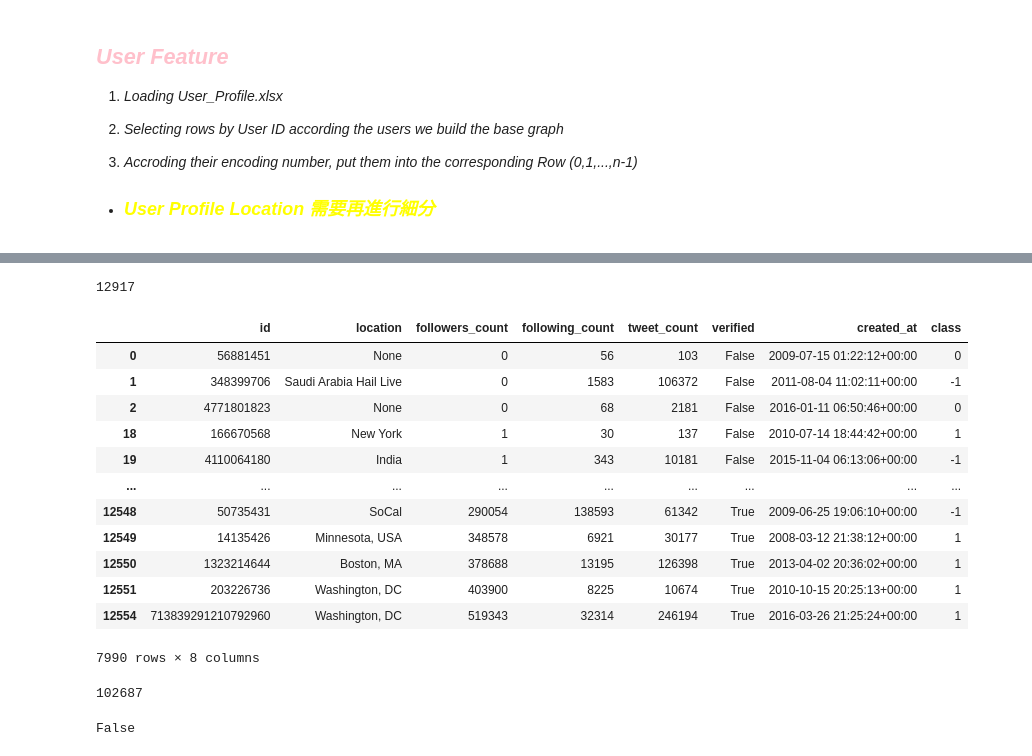
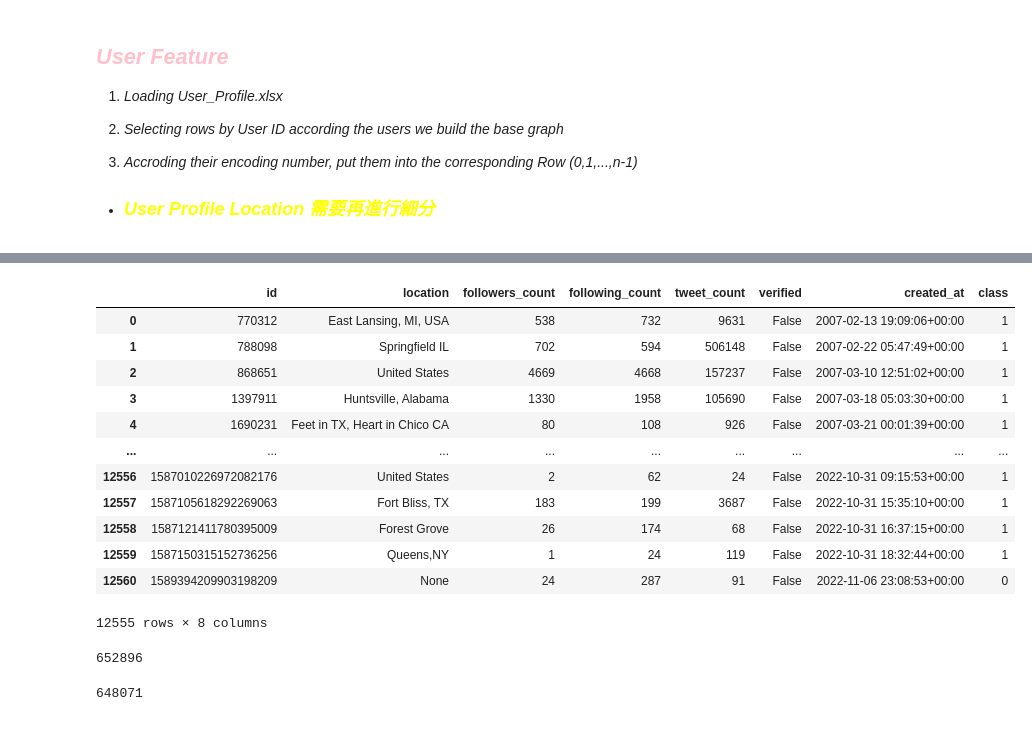
Before and after one commit to sean19981002/MyResearch, a Jupyter notebook: main.ipynb, the cells around one changed output, grey strips where cells are left out. Cells and saved outputs as stored; diff of their text form; code cells hidden in the pictures.

```diff
--- a/main.ipynb
+++ b/main.ipynb
@@ -596,29 +594,31 @@ x = [int(i) for i in follower_list.keys()]
-# %%
-len(x)
-# %% [output]
-12917
 # %%
-user_profile = user_profile[user_profile['id'].isin(retweeters)]
+user_profile = user_profile[user_profile['id'].isin(vertex)]
 user_profile
 # %% [output]
 |  | id | location | followers_count | following_count | tweet_count | verified | created_at | class |
-| 0 | 56881451 | None | 0 | 56 | 103 | False | 2009-07-15 01:22:12+00:00 | 0 |
-| 1 | 348399706 | Saudi Arabia Hail Live | 0 | 1583 | 106372 | False | 2011-08-04 11:02:11+00:00 | -1 |
-| 2 | 4771801823 | None | 0 | 68 | 2181 | False | 2016-01-11 06:50:46+00:00 | 0 |
-| 18 | 166670568 | New York | 1 | 30 | 137 | False | 2010-07-14 18:44:42+00:00 | 1 |
-| 19 | 4110064180 | India | 1 | 343 | 10181 | False | 2015-11-04 06:13:06+00:00 | -1 |
+| 0 | 770312 | East Lansing, MI, USA | 538 | 732 | 9631 | False | 2007-02-13 19:09:06+00:00 | 1 |
+| 1 | 788098 | Springfield IL | 702 | 594 | 506148 | False | 2007-02-22 05:47:49+00:00 | 1 |
+| 2 | 868651 | United States | 4669 | 4668 | 157237 | False | 2007-03-10 12:51:02+00:00 | 1 |
+| 3 | 1397911 | Huntsville, Alabama | 1330 | 1958 | 105690 | False | 2007-03-18 05:03:30+00:00 | 1 |
+| 4 | 1690231 | Feet in TX, Heart in Chico CA | 80 | 108 | 926 | False | 2007-03-21 00:01:39+00:00 | 1 |
 | ... | ... | ... | ... | ... | ... | ... | ... | ... |
-| 12548 | 50735431 | SoCal | 290054 | 138593 | 61342 | True | 2009-06-25 19:06:10+00:00 | -1 |
-| 12549 | 14135426 | Minnesota, USA | 348578 | 6921 | 30177 | True | 2008-03-12 21:38:12+00:00 | 1 |
-| 12550 | 1323214644 | Boston, MA | 378688 | 13195 | 126398 | True | 2013-04-02 20:36:02+00:00 | 1 |
-| 12551 | 203226736 | Washington, DC | 403900 | 8225 | 10674 | True | 2010-10-15 20:25:13+00:00 | 1 |
-| 12554 | 713839291210792960 | Washington, DC | 519343 | 32314 | 246194 | True | 2016-03-26 21:25:24+00:00 | 1 |
+| 12556 | 1587010226972082176 | United States | 2 | 62 | 24 | False | 2022-10-31 09:15:53+00:00 | 1 |
+| 12557 | 1587105618292269063 | Fort Bliss, TX | 183 | 199 | 3687 | False | 2022-10-31 15:35:10+00:00 | 1 |
+| 12558 | 1587121411780395009 | Forest Grove | 26 | 174 | 68 | False | 2022-10-31 16:37:15+00:00 | 1 |
+| 12559 | 1587150315152736256 | Queens,NY | 1 | 24 | 119 | False | 2022-10-31 18:32:44+00:00 | 1 |
+| 12560 | 1589394209903198209 | None | 24 | 287 | 91 | False | 2022-11-06 23:08:53+00:00 | 0 |
-7990 rows × 8 columns
+12555 rows × 8 columns
-# %%
-len(retweeters)
-# %% [output]
-102687
-# %%
-1331361875800502016	in target_users
-# %% [output]
-False
+# %%
+s = 0
+for k in follower_list.keys():
+    s += len(follower_list[k])
+s
+# %% [output]
+652896
+# %%
+s = 0
+for v in vertex:
+    s += len(follower_list[str(v)])
+s
+# %% [output]
+648071
```
Also changed, not shown: parts of 17 cells of this notebook, 11 other files.
